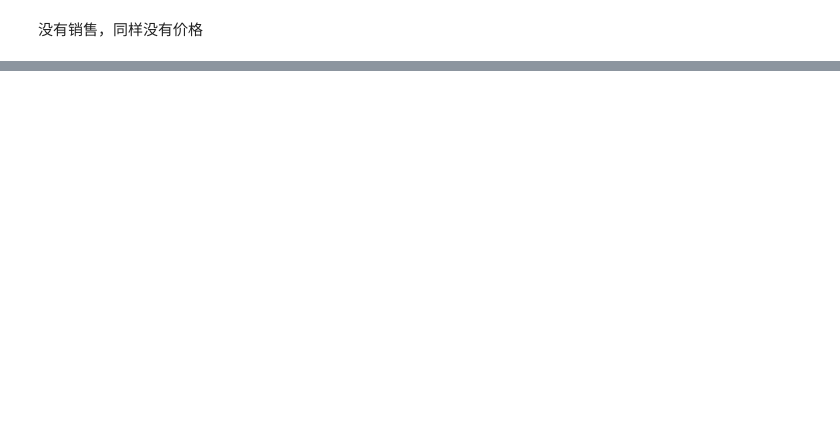
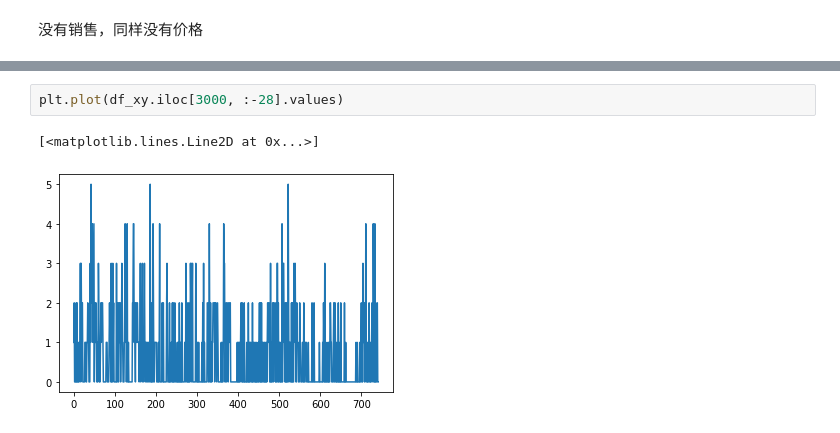
Before and after one commit to Relevation-143/Deep-Time-Series-Prediction, a Jupyter notebook: m5-wavenet.ipynb, the cells around one changed output, grey strips where cells are left out. Cells and saved outputs as stored; diff of their text form; blank space fills up the shorter version.

```diff
--- a/m5-wavenet.ipynb
+++ b/m5-wavenet.ipynb
@@ -554,0 +411,5 @@ data = MultiSeriesData(x=train.demand.values.reshape(-1, 1), enc_len=365, dec_le
+# %%
+plt.plot(df_xy.iloc[3000, :-28].values)
+# %% [output]
+[<matplotlib.lines.Line2D at 0x...>]
+[figure, added]
```
Also changed, not shown: parts of 98 cells of this notebook, 11 other files.
